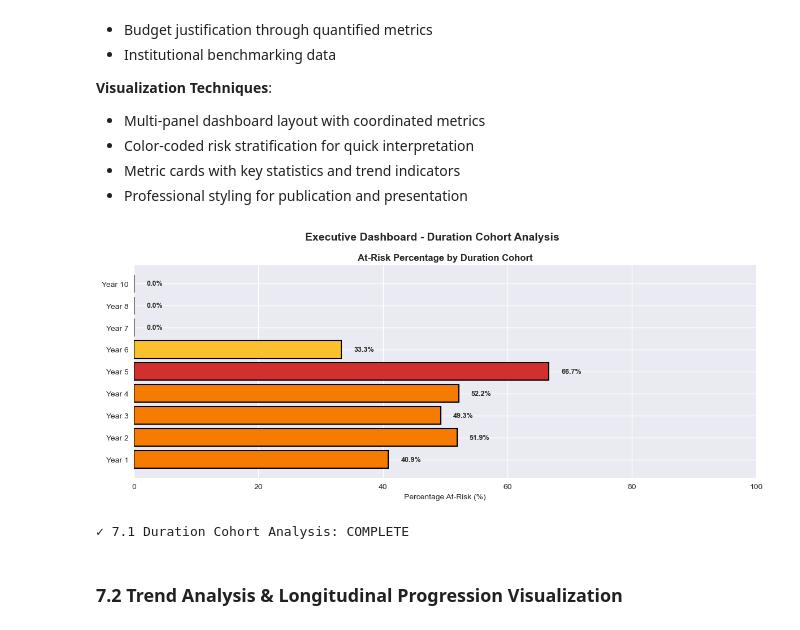
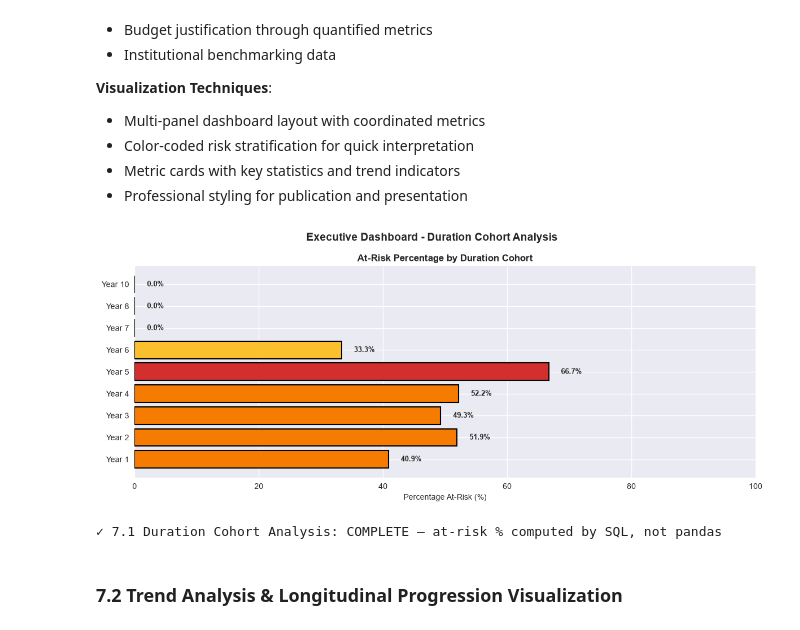
Before and after one commit to TeslimAdeyanju/portfolio-06-student-wellbeing-sql, a Jupyter notebook: advanced-student-wellbeing-sql-analysis.ipynb, the cells around one changed output. Drawn from its saved outputs; the diff is of its cells as text; code cells hidden in the pictures.

```diff
--- a/advanced-student-wellbeing-sql-analysis.ipynb
+++ b/advanced-student-wellbeing-sql-analysis.ipynb
@@ -2989,39 +3192,46 @@ ____
 # %%
 # 7.1 Duration Cohort Analysis - At-Risk Percentage by Stay Duration
 color_critical = "#d32f2f"
 color_high     = "#f57c00"
 color_moderate = "#fbc02d"
 color_low      = "#388e3c"
 
 fig, ax5 = plt.subplots(figsize=(12, 5))
 fig.suptitle("Executive Dashboard - Duration Cohort Analysis", fontsize=14, fontweight="bold")
 
-duration_cohorts = []
-duration_labels = []
-for year in sorted(df["stay"].unique()):
-    cohort_data = df[df["stay"] == year]
-    if len(cohort_data) > 0:
-        at_risk_pct = len(cohort_data[(cohort_data["todep"] >= 20) | (cohort_data["toas"] >= 75)]) / len(cohort_data) * 100
-        duration_cohorts.append(at_risk_pct)
-        duration_labels.append(f"Year {int(year)}")
+# At-risk % computed by SQL GROUP BY, not a Python loop filtering the dataframe per year
+at_risk_by_stay_query = """
+SELECT
+    stay,
+    COUNT(*) AS n_students,
+    ROUND(100.0 * SUM(CASE WHEN todep >= 20 OR toas >= 75 THEN 1 ELSE 0 END) / COUNT(*), 2) AS pct_at_risk
+FROM students
+GROUP BY stay
+ORDER BY stay;
+"""
+cursor.execute(at_risk_by_stay_query)
+at_risk_rows = cursor.fetchall()
+
+duration_labels = [f"Year {int(row[0])}" for row in at_risk_rows]
+duration_cohorts = [float(row[2]) for row in at_risk_rows]
 
 if duration_cohorts:
     colors_duration = [color_critical if x > 60 else color_high if x > 40 else color_moderate if x > 20 else color_low for x in duration_cohorts]
     bars = ax5.barh(duration_labels, duration_cohorts, color=colors_duration, edgecolor="black", linewidth=1.5)
     ax5.set_title("At-Risk Percentage by Duration Cohort", fontsize=12, fontweight="bold")
     ax5.set_xlabel("Percentage At-Risk (%)", fontsize=10)
     ax5.set_xlim(0, 100)
     for i, (bar, val) in enumerate(zip(bars, duration_cohorts)):
         ax5.text(val + 2, i, f"{val:.1f}%", va="center", fontweight="bold", fontsize=9)
 else:
     ax5.text(0.5, 0.5, "Insufficient data", ha="center", va="center", transform=ax5.transAxes)
 
 plt.tight_layout()
 plt.show()
-print("✓ 7.1 Duration Cohort Analysis: COMPLETE")
+print("✓ 7.1 Duration Cohort Analysis: COMPLETE — at-risk % computed by SQL, not pandas")
 # %% [output]
-[figure, old version]
+[figure, new version]
-✓ 7.1 Duration Cohort Analysis: COMPLETE
+✓ 7.1 Duration Cohort Analysis: COMPLETE — at-risk % computed by SQL, not pandas
 # %% [markdown]
 ### 7.2 Trend Analysis & Longitudinal Progression Visualization
 # %% [markdown]
```
Also changed, not shown: parts of 13 cells of this notebook, 9 other files.
